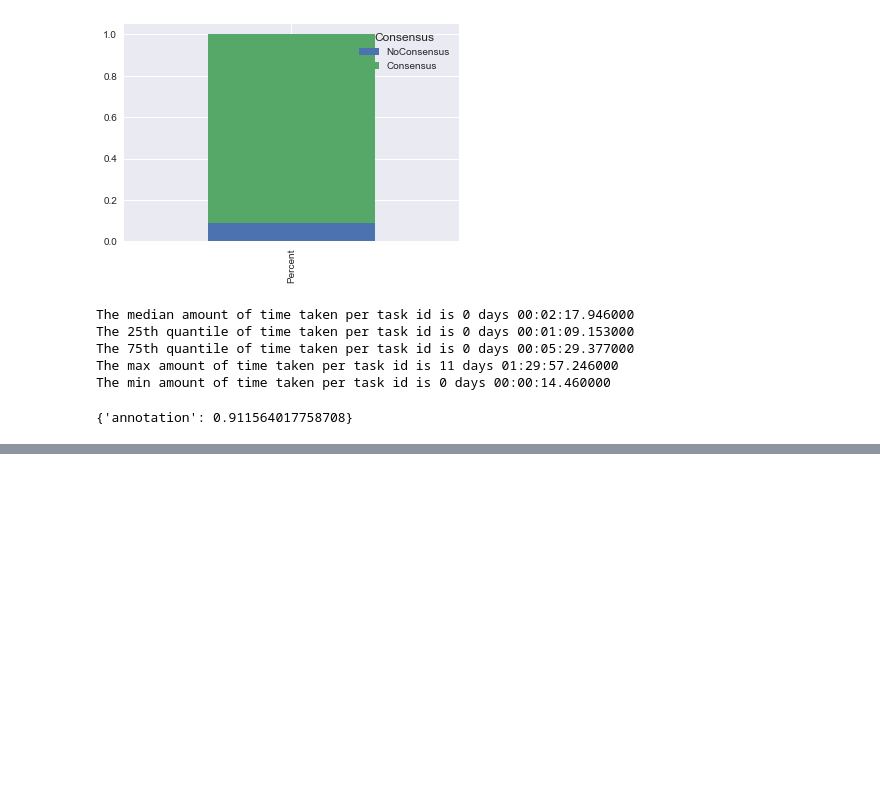
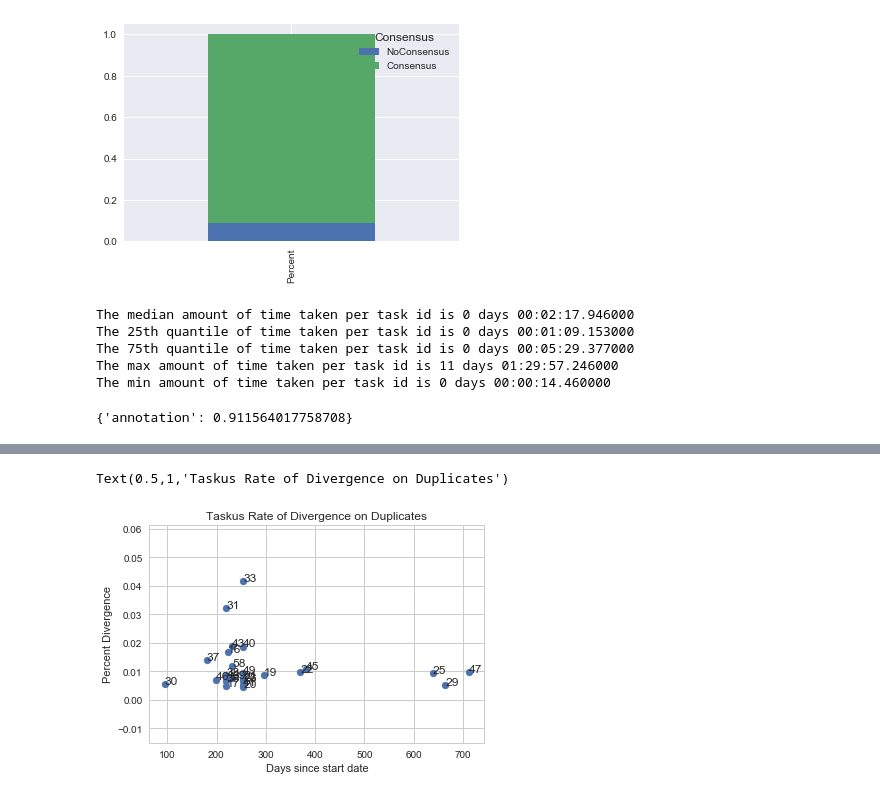
Before and after one commit to kimiafactual/garbagetosortthrul8r, a Jupyter notebook: Pres_duplicates.ipynb, the cells around one changed output, grey strips where cells are left out. Saved outputs shown, nothing was run; the diff lists cells and outputs as text; code cells hidden in the pictures; blank space fills up the shorter version.

```diff
--- a/Pres_duplicates.ipynb
+++ b/Pres_duplicates.ipynb
@@ -161,0 +342,33 @@ consensus(df, 'annotation')
+# %%
+taskusdf = pd.read_csv('/Users/kimia/Downloads/Karen.txt', sep=',')[3:]
+#['Id', 'Email', 'First'  ,'Last' ,'Created' ,'Updated', 'Hire Date']
+taskusdf = taskusdf[['Unnamed: 0', 'Unnamed: 3','Unnamed: 6' ]]
+
+taskusdf['hire'] = pd.to_datetime(taskusdf['Unnamed: 6'],  errors = 'coerce')
+
+taskusdf['today'] = pd.to_datetime('today')
+taskusdf['totaltime'] = taskusdf['today'] -taskusdf['hire']
+taskusdf["user_id"] = taskusdf["Unnamed: 0"]
+taskusdf["user_id"] = taskusdf["user_id"].apply(lambda x: int(x))
+taskusdf['timeclean'] = taskusdf['totaltime'].apply(lambda x: int(str(x)[0:3]))
+
+dft = pd.merge(taskusdf, final, on ='user_id')
+dft = dft.sort_values(['%'])
+
+timedf =dft
+timedf.head()
+y=timedf['%']
+z=timedf['timeclean']
+n=timedf['user_id']
+
+fig, ax = plt.subplots()
+ax.scatter(z, y)
+
+for i, txt in enumerate(n):
+    ax.annotate(txt, (z[i],y[i]))
+ax.set_xlabel('Days since start date')
+ax.set_ylabel('Percent Divergence')
+plt.title('Taskus Rate of Divergence on Duplicates')
+# %% [output]
+Text(0.5,1,'Taskus Rate of Divergence on Duplicates')
+[figure, added]
```
Also changed, not shown: parts of 29 cells of this notebook, 2 other files.
